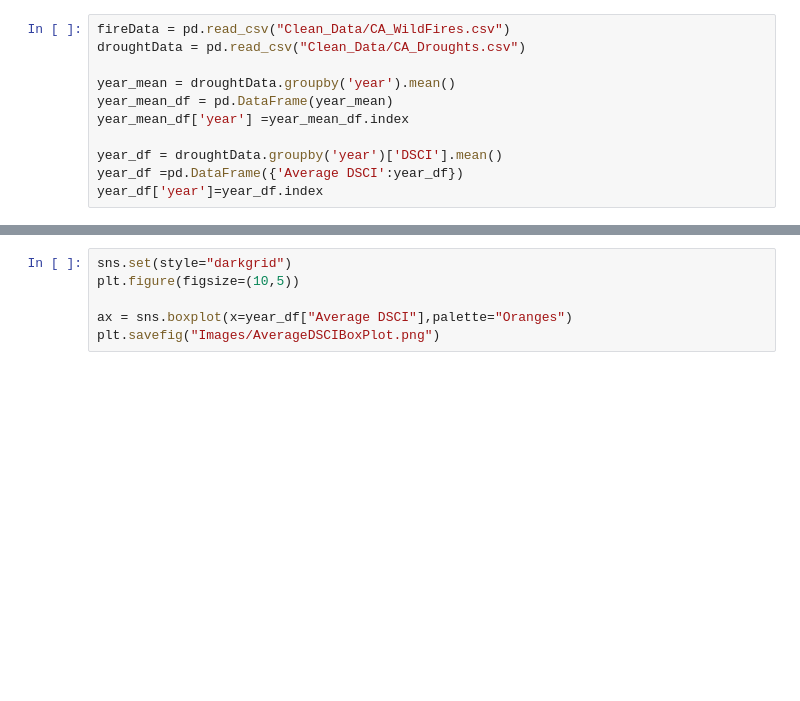
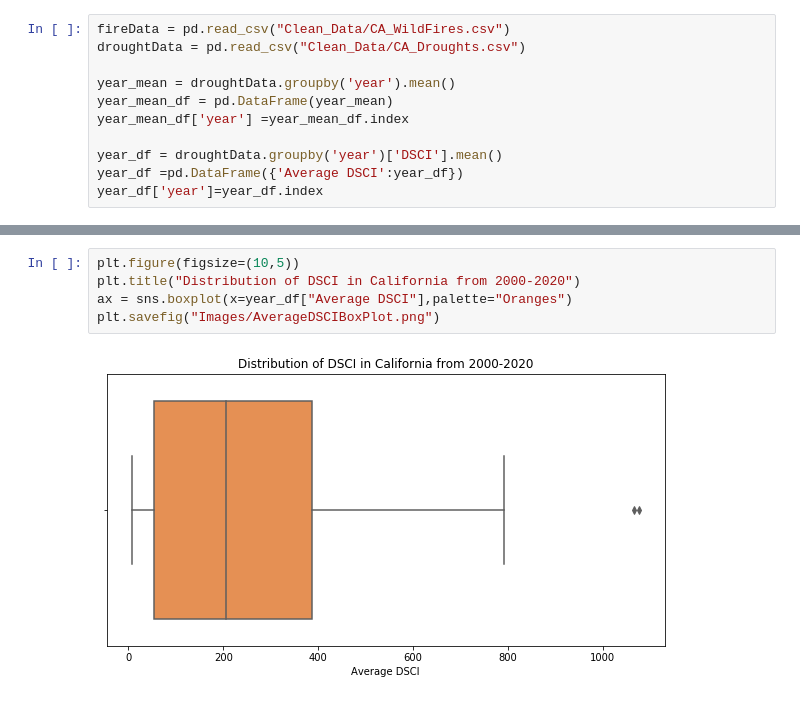
Before and after one commit to anikajohnson/CA-Wildfires-Project, a Jupyter notebook: Data_Analysis.ipynb, the cells around one changed output, grey strips where cells are left out. Saved outputs shown, nothing was run; the diff lists cells and outputs as text; blank space fills up the shorter version.

```diff
--- a/Data_Analysis.ipynb
+++ b/Data_Analysis.ipynb
@@ -86,9 +96,10 @@ plt.savefig("Images/AverageDSCIBarGraph.png")
 # %%
-sns.set(style="darkgrid")
 plt.figure(figsize=(10,5))
-
+plt.title("Distribution of DSCI in California from 2000-2020")
 ax = sns.boxplot(x=year_df["Average DSCI"],palette="Oranges")
 plt.savefig("Images/AverageDSCIBoxPlot.png")
+# %% [output]
+[figure, added]
 # %%
 #left out abnormally dry as it's a total of d1-d4, and this is an area graph of the means of
 #the severity levels
```
Also changed, not shown: parts of 8 cells of this notebook.
